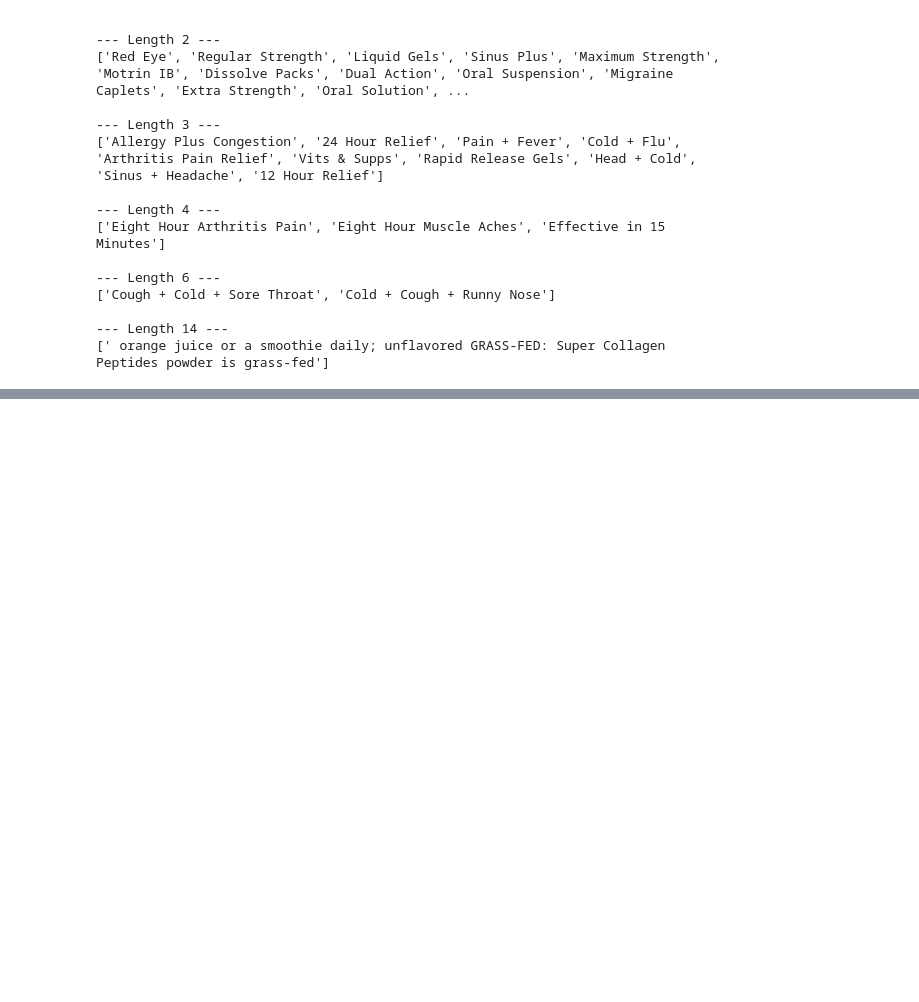
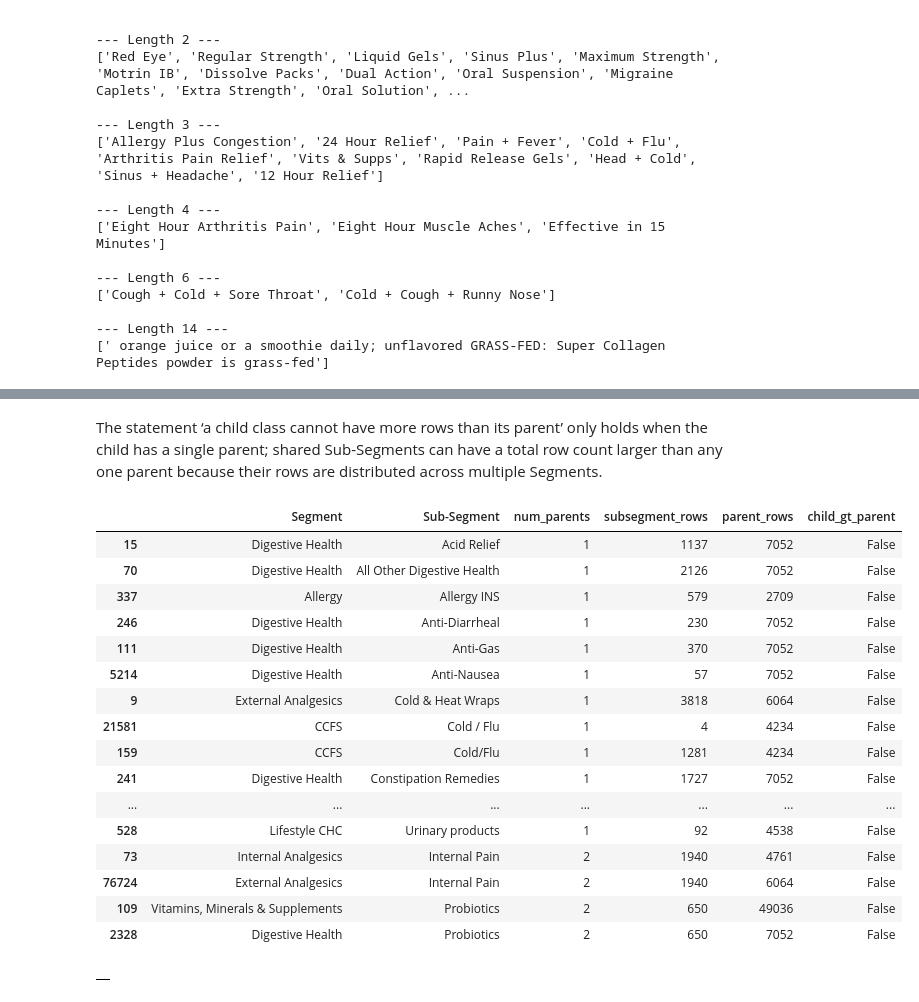
Before and after one commit to import-seb/CatalogIQ-Scope, a Jupyter notebook: notebooks/02_clean_target_cols.ipynb, the cells around one changed output, grey strips where cells are left out. Drawn from its saved outputs; the diff is of its cells as text; code cells hidden in the pictures; blank space fills up the shorter version.

```diff
--- a/notebooks/02_clean_target_cols.ipynb
+++ b/notebooks/02_clean_target_cols.ipynb
@@ -289,0 +414,56 @@ quarantined_df
+# %% [markdown]
+The statement ‘a child class cannot have more rows than its parent’ only holds when the child has a single parent; shared Sub-Segments can have a total row count larger than any one parent because their rows are distributed across multiple Segments.
+# %%
+# How many rows each Segment has
+parent_counts = filtered_train["Segment"].value_counts()
+
+# How many total rows each Sub-Segment has
+child_counts = filtered_train["Sub-Segment"].value_counts()
+
+# Unique Segment/Sub-Segment relationships
+relationships = (
+    filtered_train.dropna(subset=["Segment", "Sub-Segment"])
+    [["Segment", "Sub-Segment"]]
+    .drop_duplicates()
+)
+
+# Number of parents each Sub-Segment belongs to
+num_parents = (
+    relationships
+    .groupby("Sub-Segment")["Segment"]
+    .nunique()
+)
+
+# Add counts
+relationships["num_parents"] = relationships["Sub-Segment"].map(num_parents)
+relationships["subsegment_rows"] = relationships["Sub-Segment"].map(child_counts)
+relationships["parent_rows"] = relationships["Segment"].map(parent_counts)
+
+# Does the child's TOTAL count exceed this parent's total count?
+relationships["child_gt_parent"] = (
+    relationships["subsegment_rows"] > relationships["parent_rows"]
+)
+
+display(
+    relationships.sort_values(
+        ["num_parents", "Sub-Segment"]
+    )
+)
+# %% [output]
+|  | Segment | Sub-Segment | num_parents | subsegment_rows | parent_rows | child_gt_parent |
+| 15 | Digestive Health | Acid Relief | 1 | 1137 | 7052 | False |
+| 70 | Digestive Health | All Other Digestive Health | 1 | 2126 | 7052 | False |
+| 337 | Allergy | Allergy INS | 1 | 579 | 2709 | False |
+| 246 | Digestive Health | Anti-Diarrheal | 1 | 230 | 7052 | False |
+| 111 | Digestive Health | Anti-Gas | 1 | 370 | 7052 | False |
+| 5214 | Digestive Health | Anti-Nausea | 1 | 57 | 7052 | False |
+| 9 | External Analgesics | Cold & Heat Wraps | 1 | 3818 | 6064 | False |
+| 21581 | CCFS | Cold / Flu | 1 | 4 | 4234 | False |
+| 159 | CCFS | Cold/Flu | 1 | 1281 | 4234 | False |
+| 241 | Digestive Health | Constipation Remedies | 1 | 1727 | 7052 | False |
+| ... | ... | ... | ... | ... | ... | ... |
+| 528 | Lifestyle CHC | Urinary products | 1 | 92 | 4538 | False |
+| 73 | Internal Analgesics | Internal Pain | 2 | 1940 | 4761 | False |
+| 76724 | External Analgesics | Internal Pain | 2 | 1940 | 6064 | False |
+| 109 | Vitamins, Minerals & Supplements | Probiotics | 2 | 650 | 49036 | False |
+| 2328 | Digestive Health | Probiotics | 2 | 650 | 7052 | False |
@@ -289,0 +525,6 @@ quarantined_df
+# %%
+violations = check_single_parent_counts(train)
+
+display(violations)
+# %% [output]
+|  |
```
Also changed, not shown: parts of 28 cells of this notebook, 8 other files.
